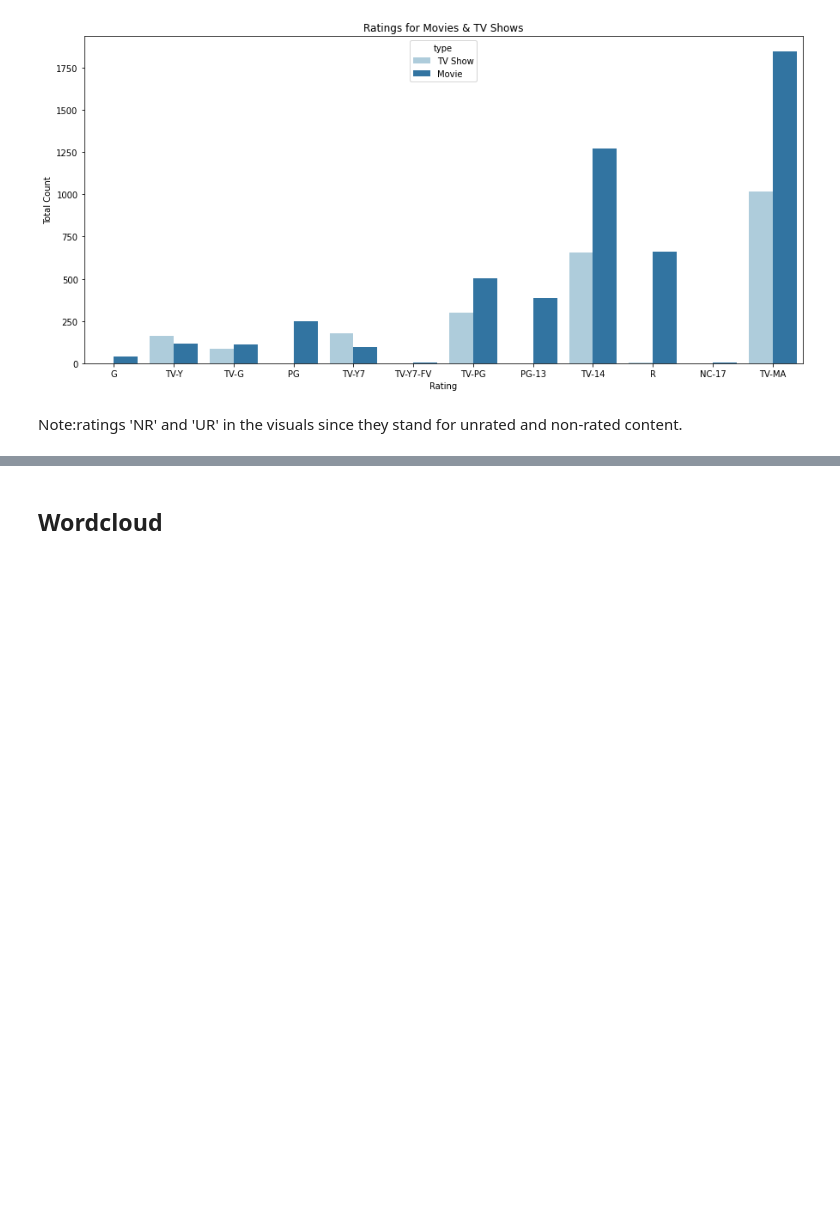
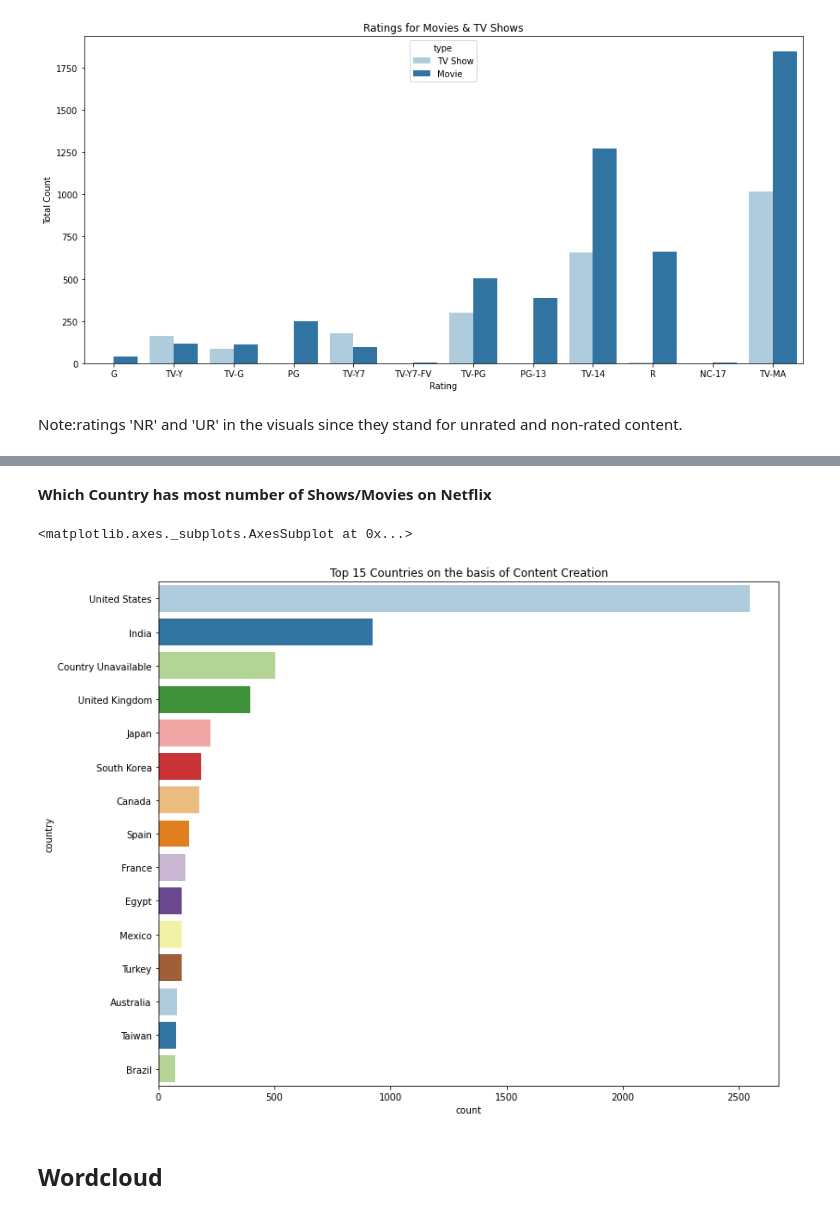
Before and after one commit to aditi10998/Netflix_movies_and_TV_shows, a Jupyter notebook: NETFLIX_MOVIES_AND_TV_SHOWS_CLUSTERING.ipynb, the cells around one changed output, grey strips where cells are left out. Saved outputs shown, nothing was run; the diff lists cells and outputs as text; code cells hidden in the pictures; blank space fills up the shorter version.

```diff
--- a/NETFLIX_MOVIES_AND_TV_SHOWS_CLUSTERING.ipynb
+++ b/NETFLIX_MOVIES_AND_TV_SHOWS_CLUSTERING.ipynb
@@ -286,3 +307,12 @@ dtype('<M8[ns]')
+# %% [markdown]
+**Which Country has most number of Shows/Movies on Netflix**
+# %%
+plt.figure(figsize=(12,10))
+plt.title('Top 15 Countries on the basis of Content Creation')
+sns.countplot(data=Netflix_df,y='country',order=Netflix_df['country'].value_counts().index[0:15],palette='Paired')
+# %% [output]
+<matplotlib.axes._subplots.AxesSubplot at 0x...>
+[figure, added]
 # %%
 from wordcloud import WordCloud
 # %% [markdown]
```
Also changed, not shown: parts of 13 cells of this notebook.
